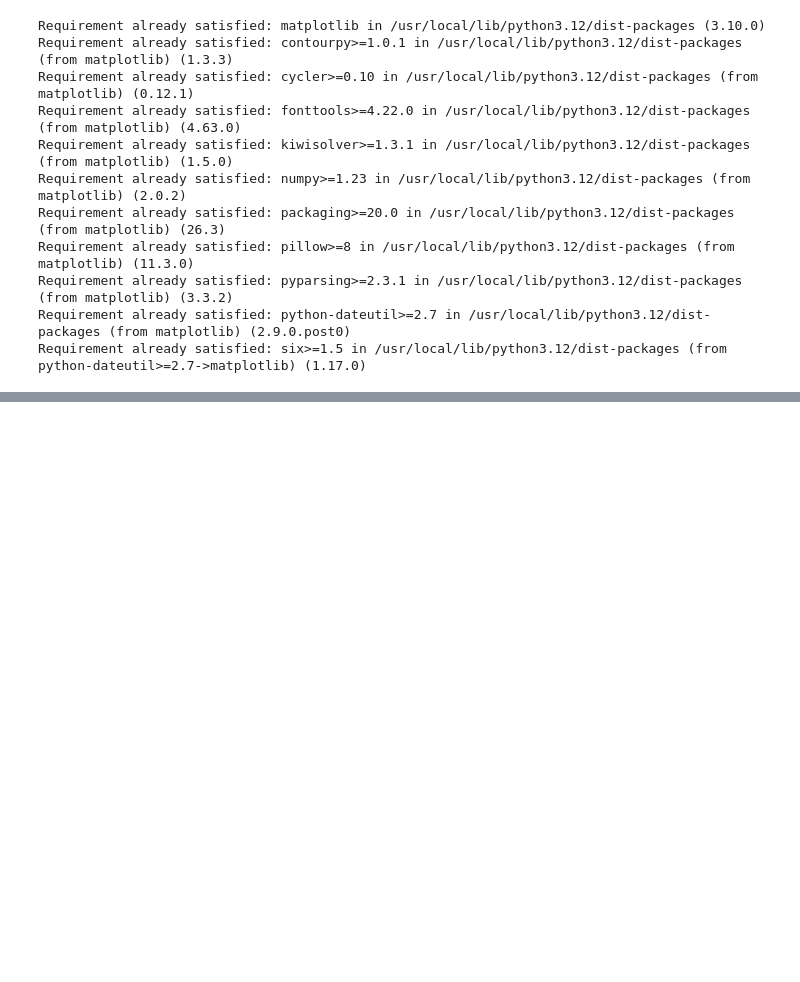
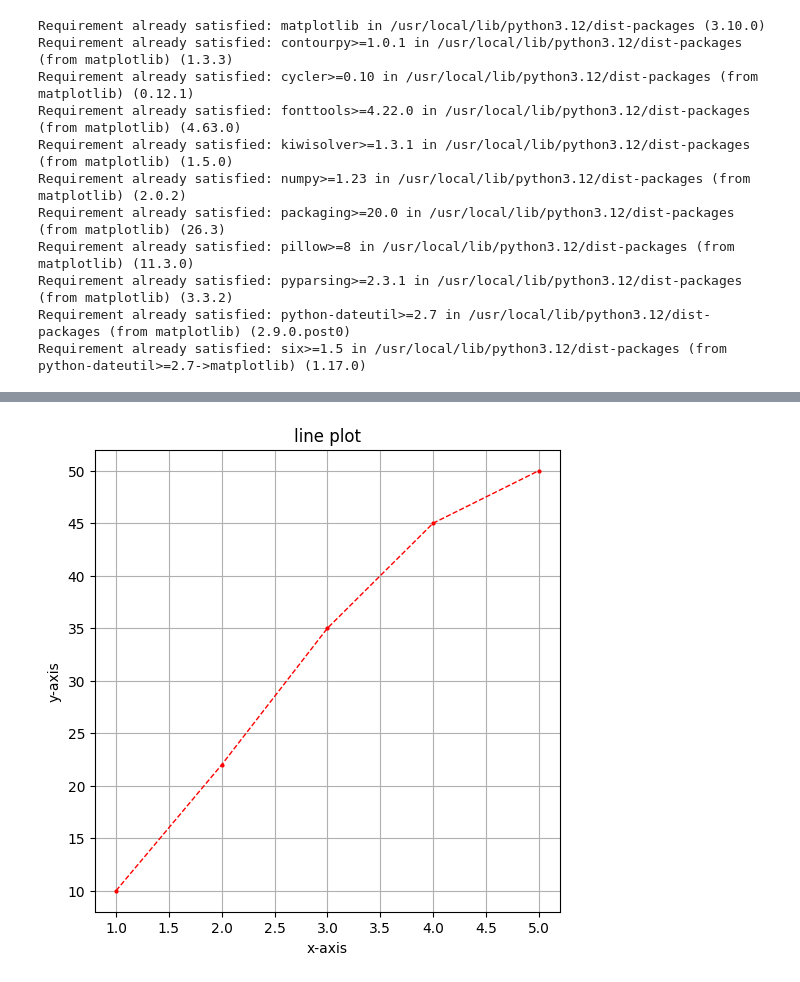
Before and after one commit to nikhithapinto/matplot, a Jupyter notebook: matplotlib.ipynb, the cells around one changed output, grey strips where cells are left out. Cells and saved outputs as stored; diff of their text form; code cells hidden in the pictures; blank space fills up the shorter version.

```diff
--- a/matplotlib.ipynb
+++ b/matplotlib.ipynb
@@ -18,0 +41,10 @@ import matplotlib.pyplot as plt
+# %%
+plt.figure(figsize=(6,6))
+plt.plot(x,y,color='red',marker='o',linestyle='--',linewidth=1,markersize=2)
+plt.title("line plot")
+plt.xlabel("x-axis")
+plt.ylabel("y-axis")
+plt.grid(True)
+plt.show()
+# %% [output]
+[figure, added]
```
Also changed, not shown: parts of 12 cells of this notebook.
